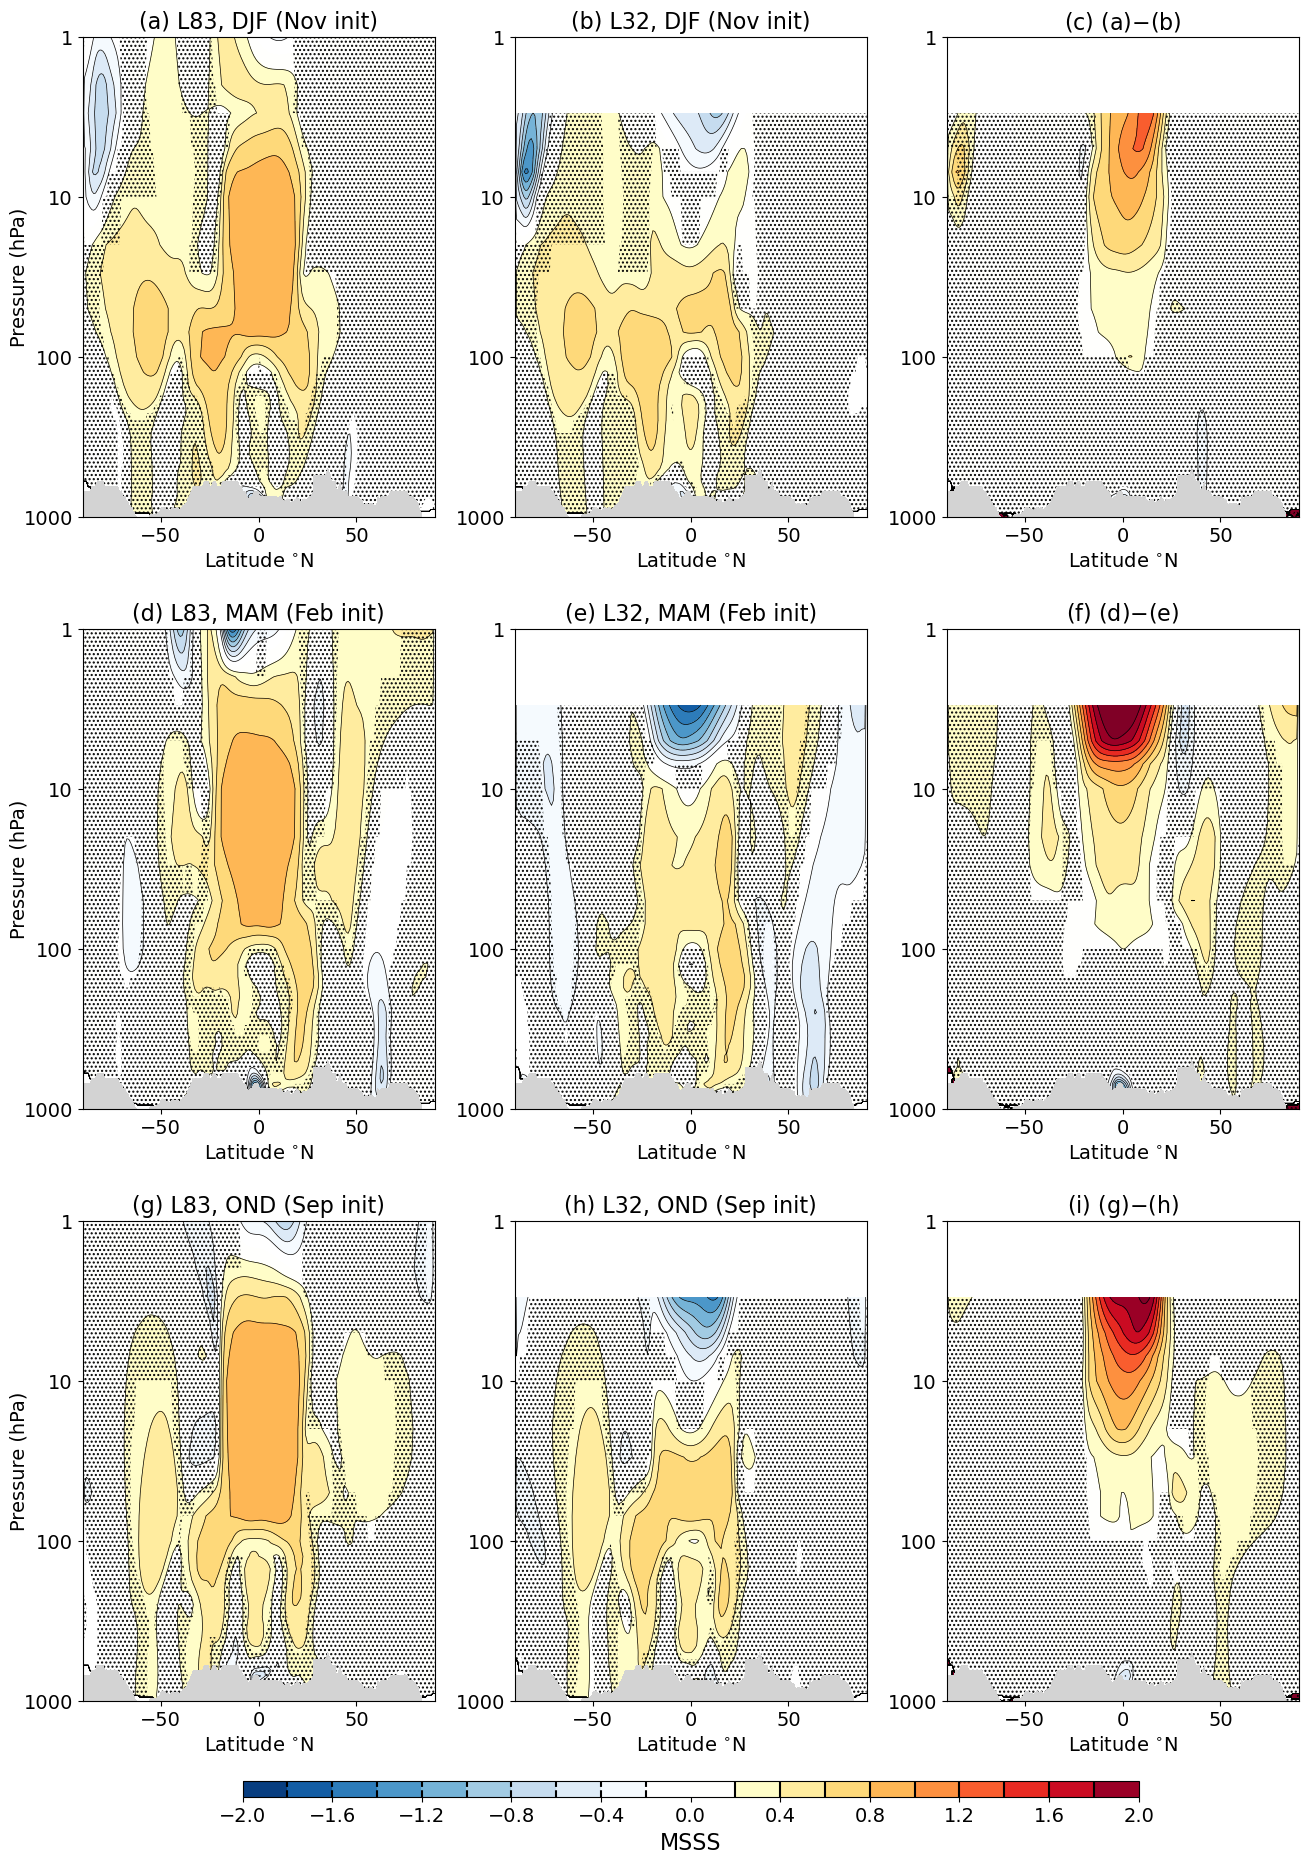
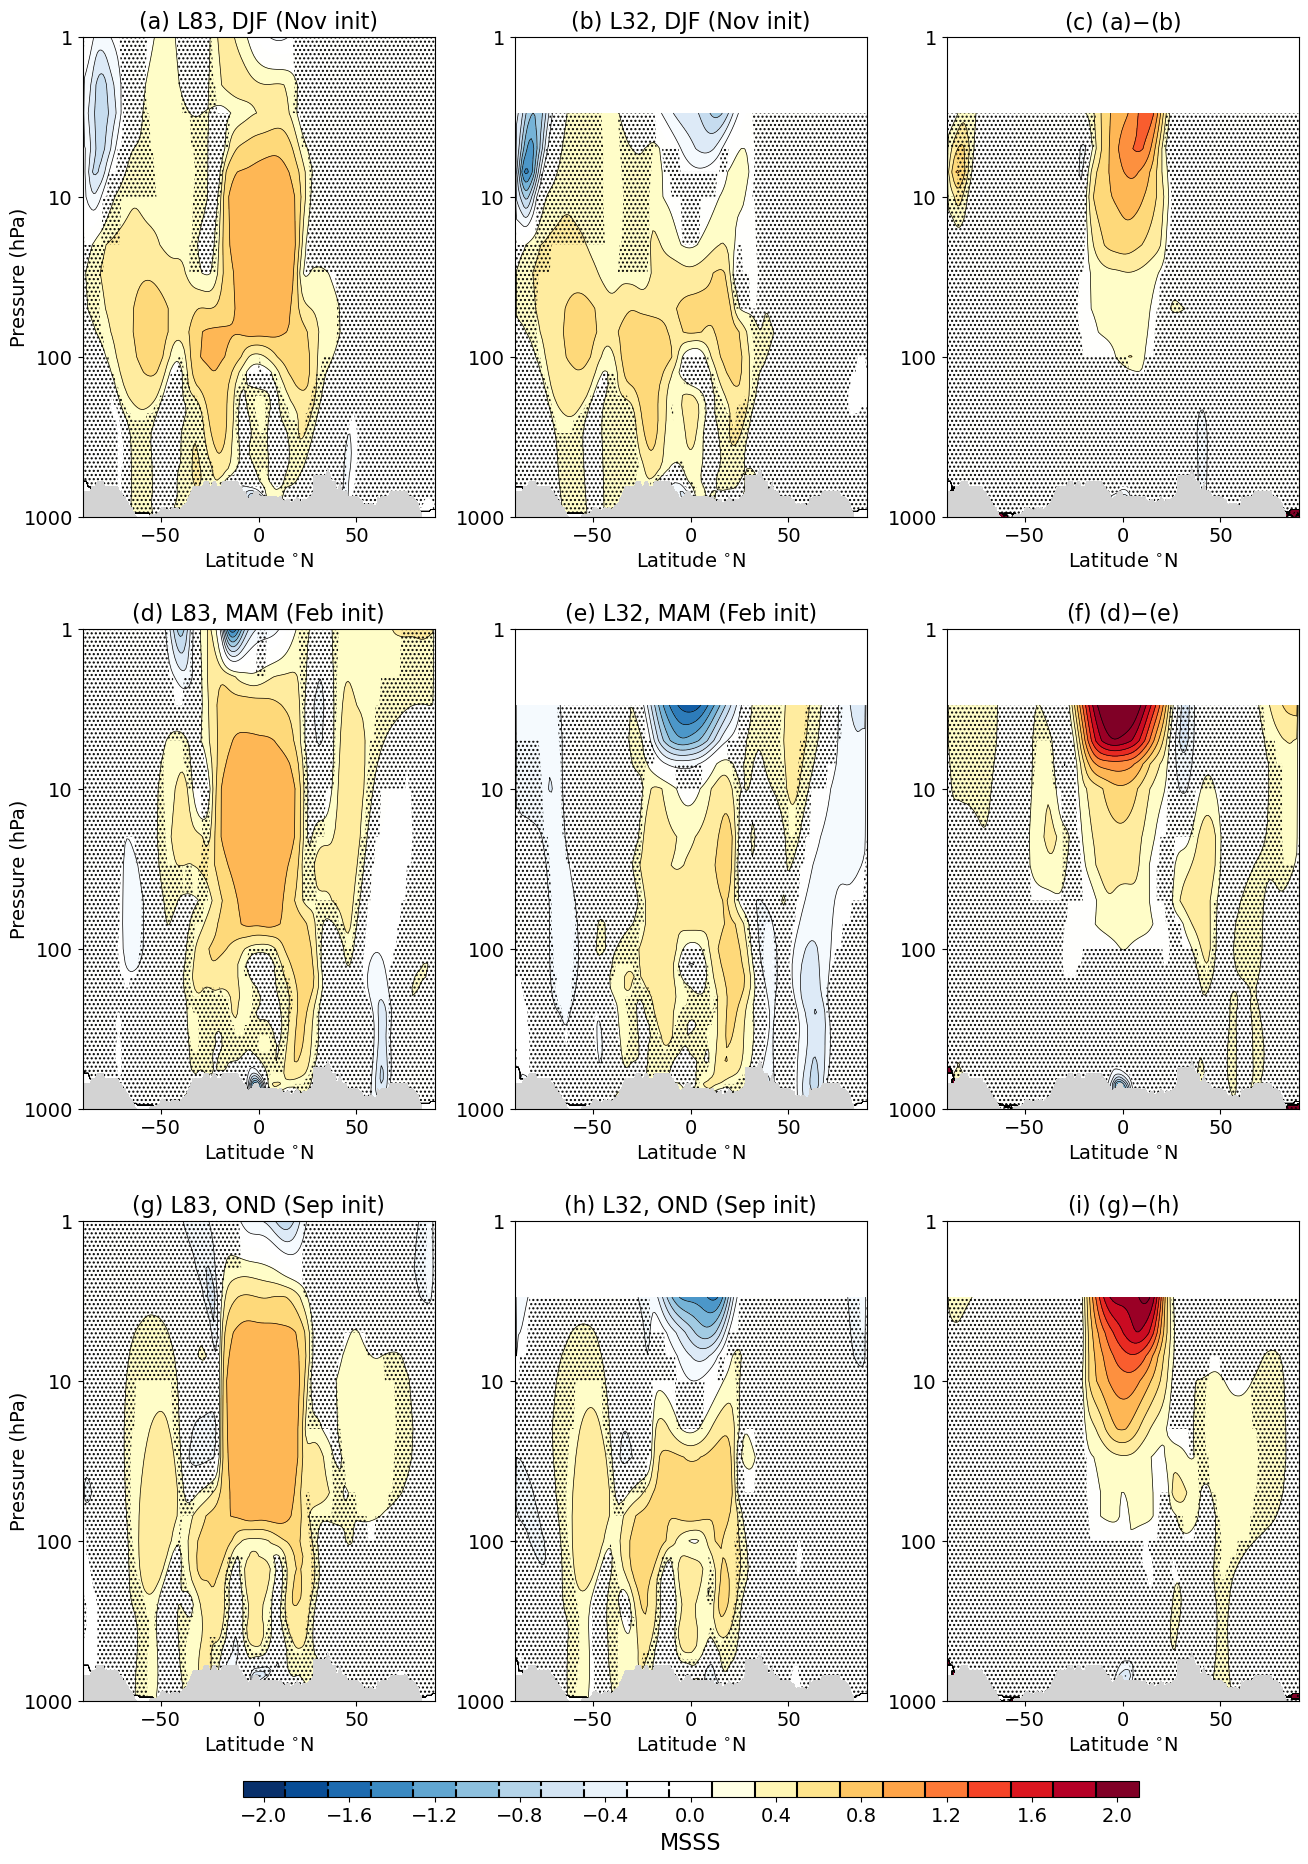
The notebook cell's code change between the first figure and the second:
--- before
+++ after
@@ -69,2 +69,3 @@
 
 fig.savefig(plotpath+'fig4.png', bbox_inches='tight', facecolor='white')
+fig.savefig(plotpath+'fig4.pdf', bbox_inches='tight', facecolor='white')

Commit: updating figure scripts